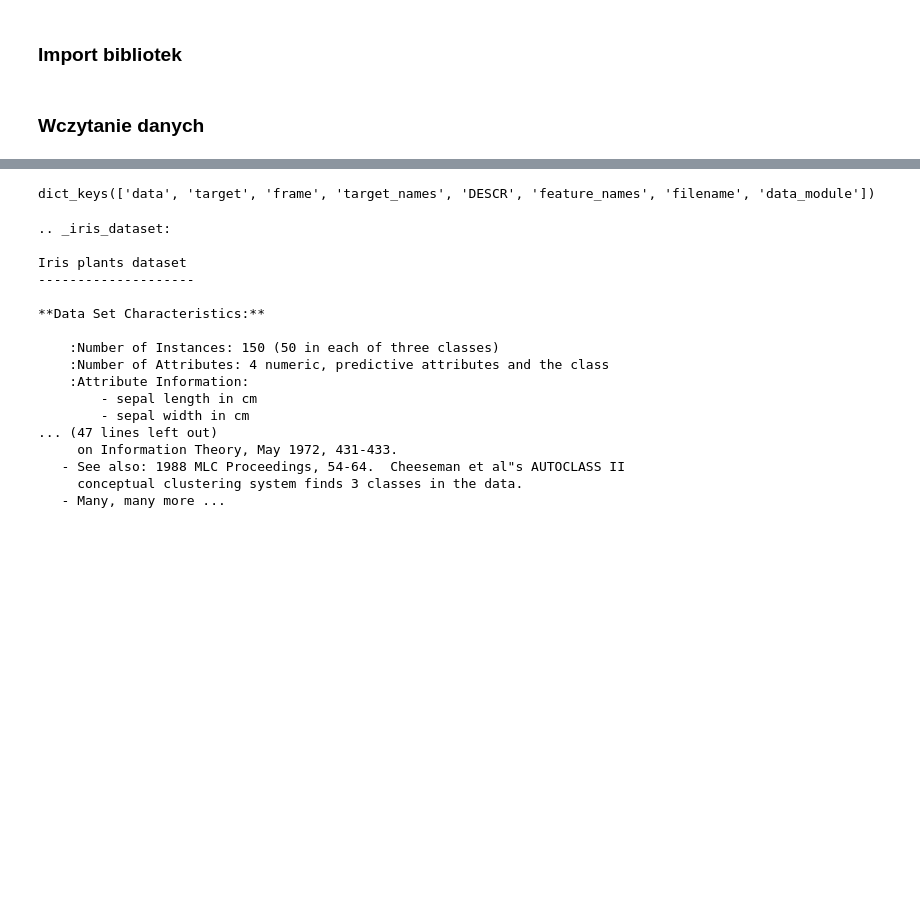
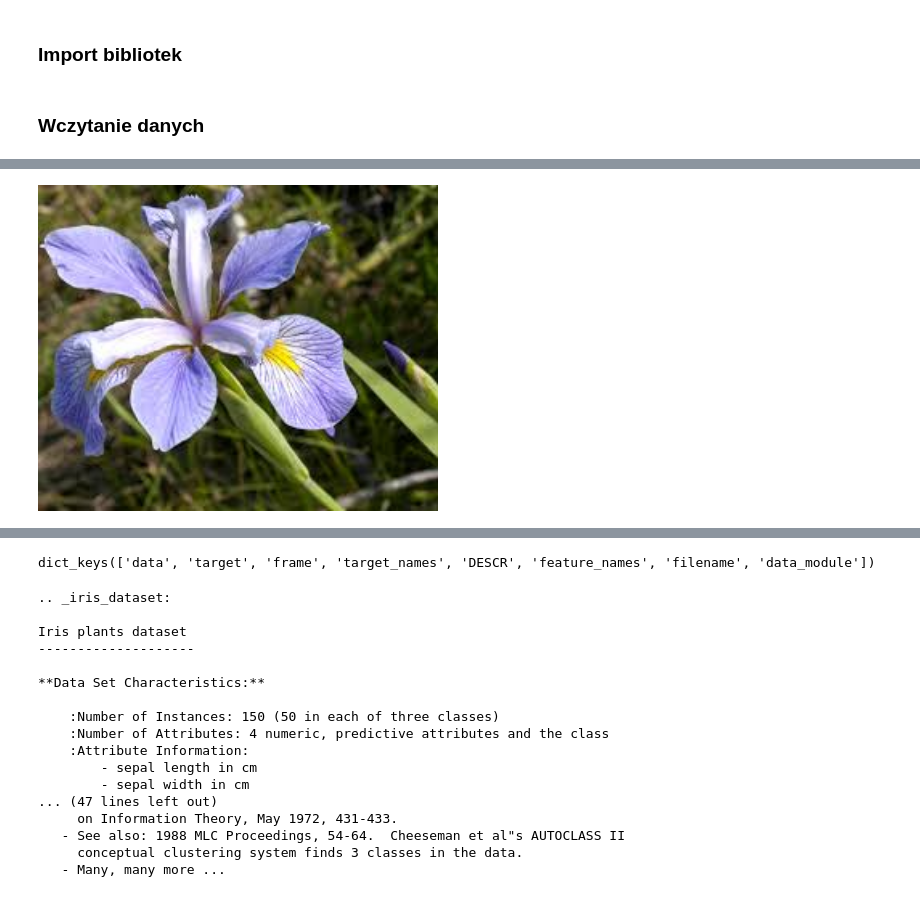
Before and after one commit to adalbertii/Modele---klasyfikacyjne, a Jupyter notebook: 02_k_neighbors.ipynb, the cells around one changed output, grey strips where cells are left out. Drawn from its saved outputs; the diff is of its cells as text; code cells hidden in the pictures; blank space fills up the shorter version.

```diff
--- a/02_k_neighbors.ipynb
+++ b/02_k_neighbors.ipynb
@@ -28,0 +30,4 @@ sns.set(font_scale=1.3)
+# %%
+Image(filename = '/content/drive/MyDrive/dane/Iris_virginica.jpg', width=400)
+# %% [output]
+[figure, added]
```
Also changed, not shown: parts of 6 cells of this notebook.
